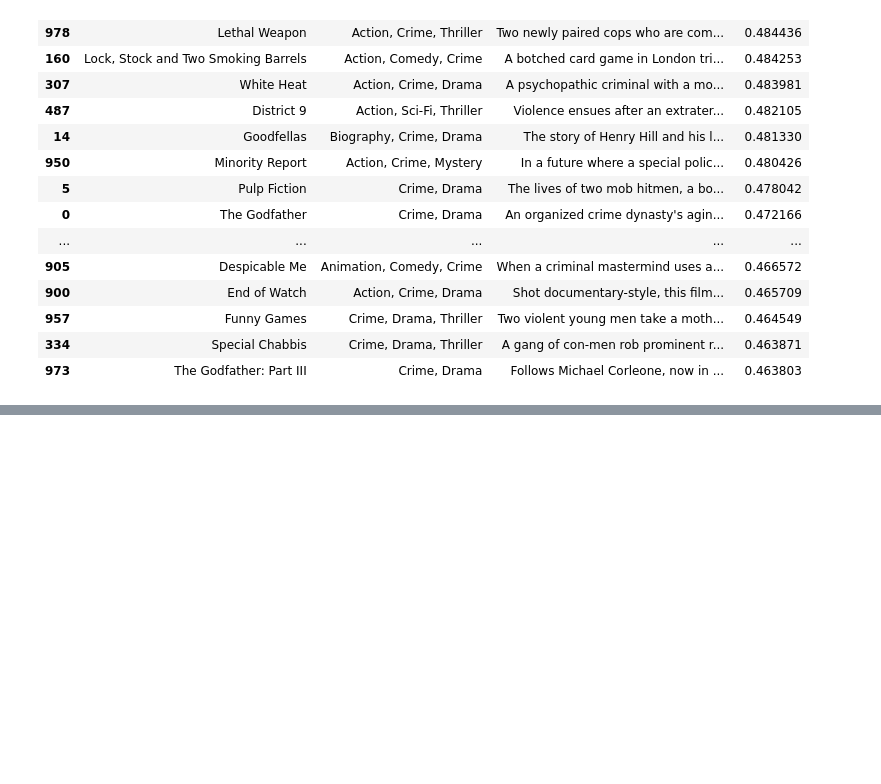
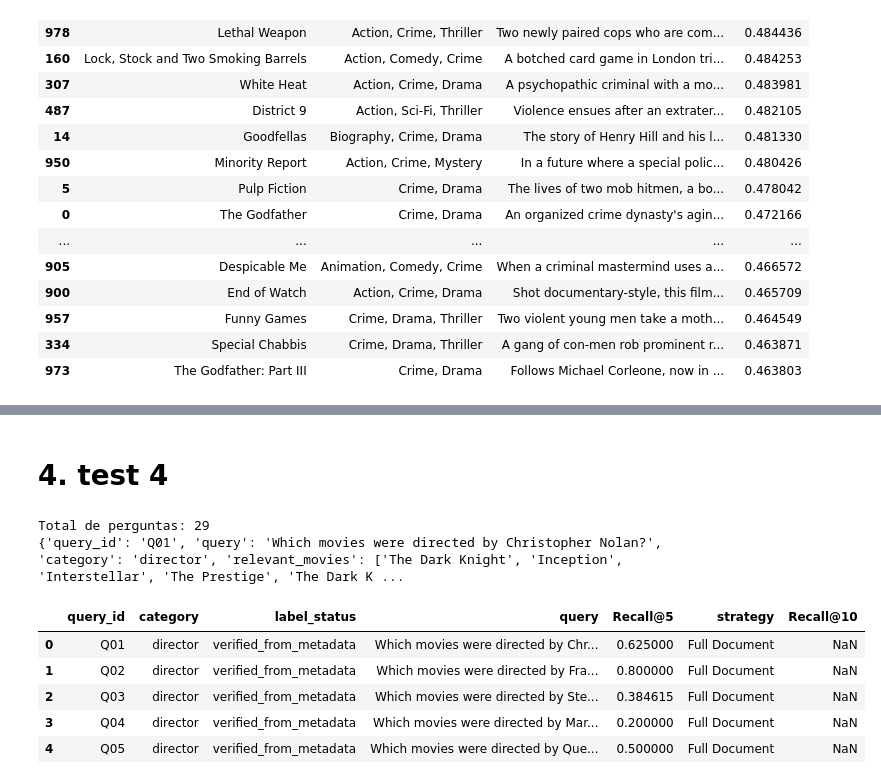
Before and after one commit to rafaelpd887/Movies-RAG, a Jupyter notebook: 01_data_preparation.ipynb, the cells around one changed output, grey strips where cells are left out. Cells and saved outputs as stored; diff of their text form; code cells hidden in the pictures; blank space fills up the shorter version.

Commit message:
Update data preparation and add RAG evaluation datasets

```diff
--- a/01_data_preparation.ipynb
+++ b/01_data_preparation.ipynb
@@ -157,0 +282,5 @@ display(results)
+# %%
+for item in evaluation_queries:
+    for title in item["relevant_movies"]:
+        exists = title in movies["Series_Title"].values
+        print(f"{title}: {exists}")
@@ -157,0 +296,8 @@ display(results)
+# %%
+def recall_at_k(retrieved_movies, relevant_movies):
+    retrieved = set(retrieved_movies)
+    relevant = set(relevant_movies)
+
+    hits = len(retrieved.intersection(relevant))
+
+    return hits / len(relevant)
@@ -157,0 +374,27 @@ display(results)
+# %% [markdown]
+# 4. test 4
+# %%
+import json
+
+with open(
+    "data/movie_rag_evaluation_queries.json",
+    "r",
+    encoding="utf-8"
+) as f:
+    evaluation_queries = json.load(f)
+
+print("Total de perguntas:", len(evaluation_queries))
+
+print(evaluation_queries[0])
+# %% [output]
+Total de perguntas: 29
+{'query_id': 'Q01', 'query': 'Which movies were directed by Christopher Nolan?', 'category': 'director', 'relevant_movies': ['The Dark Knight', 'Inception', 'Interstellar', 'The Prestige', 'The Dark K ...
+# %%
+def recall_at_k(retrieved_movies, relevant_movies):
+
+    retrieved = set(retrieved_movies)
+    relevant = set(relevant_movies)
+
+    hits = len(retrieved.intersection(relevant))
+
+    return hits / len(relevant)
@@ -157,0 +436,29 @@ display(results)
+# %%
+results = []
+
+for k in [5, 10]:
+
+    for name, faiss_index in [
+        ("Full Document", index),
+        ("Overview Only", overview_index)
+    ]:
+
+        evaluation = evaluate_retrieval(
+            faiss_index,
+            evaluation_queries,
+            k=k
+        )
+
+        evaluation["strategy"] = name
+        results.append(evaluation)
+
+evaluation_df = pd.concat(results, ignore_index=True)
+
+display(evaluation_df.head())
+# %% [output]
+|  | query_id | category | label_status | query | Recall@5 | strategy | Recall@10 |
+| 0 | Q01 | director | verified_from_metadata | Which movies were directed by Chr... | 0.625000 | Full Document | NaN |
+| 1 | Q02 | director | verified_from_metadata | Which movies were directed by Fra... | 0.800000 | Full Document | NaN |
+| 2 | Q03 | director | verified_from_metadata | Which movies were directed by Ste... | 0.384615 | Full Document | NaN |
+| 3 | Q04 | director | verified_from_metadata | Which movies were directed by Mar... | 0.200000 | Full Document | NaN |
+| 4 | Q05 | director | verified_from_metadata | Which movies were directed by Que... | 0.500000 | Full Document | NaN |
```
Also changed, not shown: parts of 17 cells of this notebook, 3 other files.
